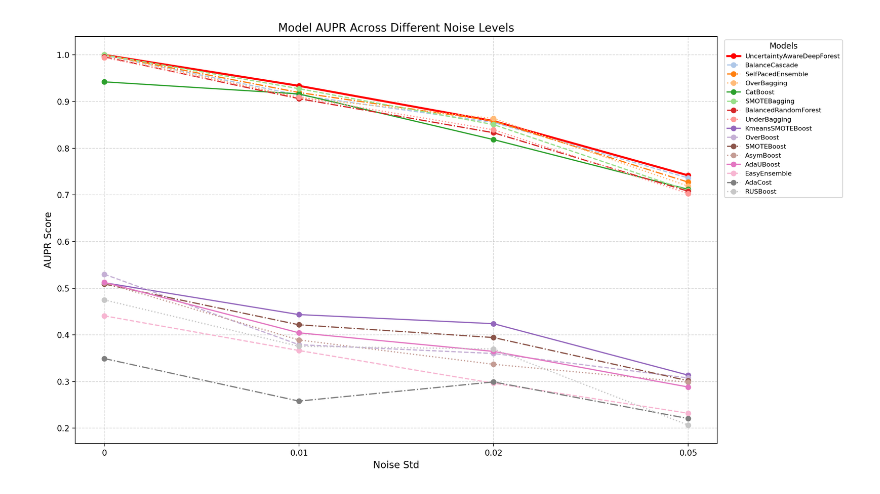
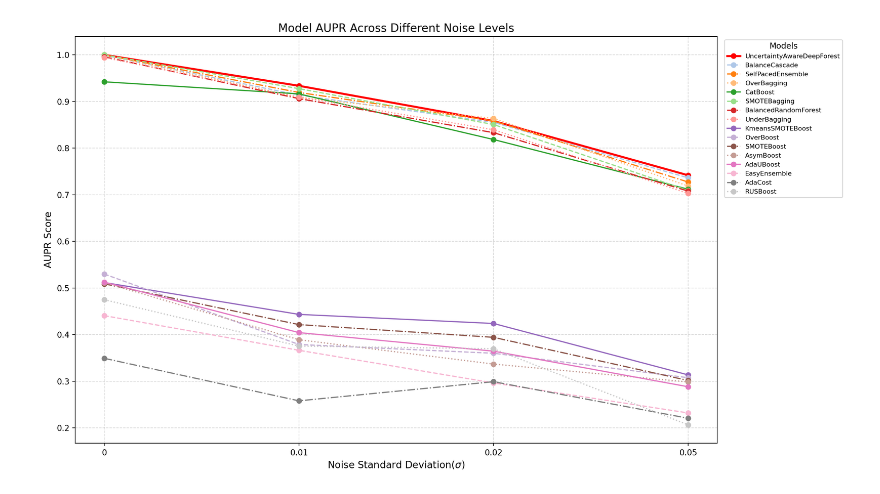
Before and after one commit to papazhu1/DGBDF, a Jupyter notebook: model/compared_in_circle_noisy_1.ipynb, the cells around one changed output. Drawn from its saved outputs; the diff is of its cells as text; code cells hidden in the pictures.

```diff
--- a/model/compared_in_circle_noisy_1.ipynb
+++ b/model/compared_in_circle_noisy_1.ipynb
@@ -362,32 +362,32 @@ sorted_models = sorted(final_scores, key=lambda x: x[1], reverse=True)
 # 修改 x 轴标签为指定的值
 new_x_labels = ["0", "0.01", "0.02", "0.05"]
 
 # 绘制性能折线图
 plt.figure(figsize=(14, 8), dpi=200)
 
 # 定义颜色和线条样式
 linestyles = ['-', '--', '-.', ':']
 colors = plt.cm.tab20.colors  # 颜色从 tab20 调色板选取
 highlight_model = "UncertaintyAwareDeepForest"
 
 # 按排序后的顺序绘图
 for i, (model, _) in enumerate(sorted_models):
     scores = performance_results[model]
     if any(score is not None for score in scores):
         valid_scores = [score if score is not None else np.nan for score in scores]
         linestyle = linestyles[i % len(linestyles)]
         color = colors[i % len(colors)]
         if model == highlight_model:
             plt.plot(new_x_labels, valid_scores, marker='o', linestyle='-', linewidth=2.5, label=model, color="red")
         else:
             plt.plot(new_x_labels, valid_scores, marker='o', linestyle=linestyle, label=model, color=color)
 
 plt.title("Model AUPR Across Different Noise Levels", fontsize=14)
-plt.xlabel("Noise Std", fontsize=12)
+plt.xlabel("Noise Standard Deviation($\\sigma$)", fontsize=12)
 plt.ylabel("AUPR Score", fontsize=12)
 plt.grid(True, linestyle='--', alpha=0.5)  # 添加网格线
 plt.legend(loc='upper right', bbox_to_anchor=(1.2, 1), title="Models", fontsize=8)
 plt.tight_layout()
 plt.show()
 # %% [output]
-[figure, old version]
+[figure, new version]
```
Also changed, not shown: 23 other files.
